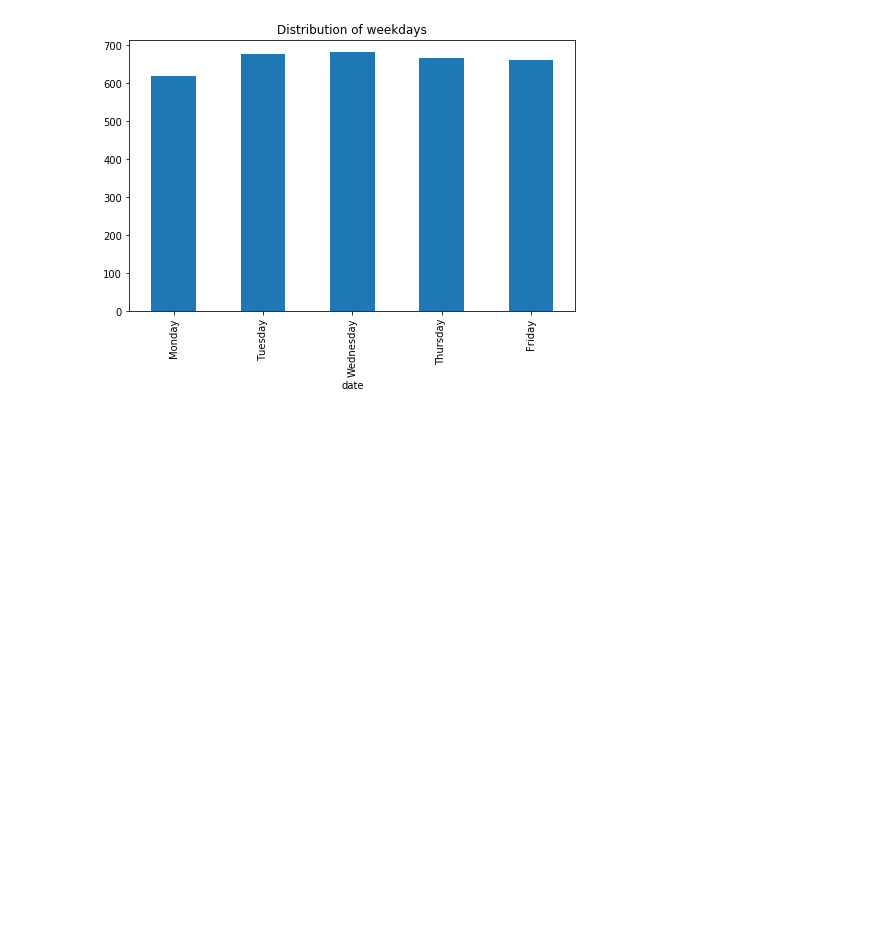
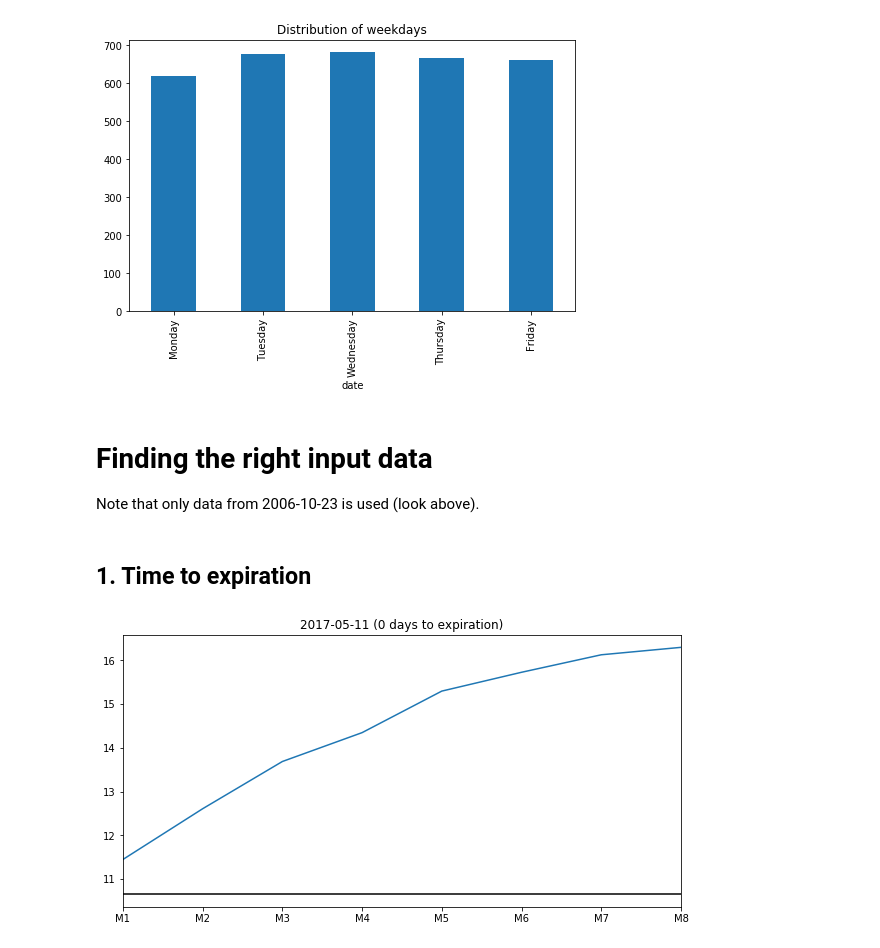
Before and after one commit to leyhline/vix-term-structure, a Jupyter notebook: overview.ipynb, the cells around one changed output. Saved outputs shown, nothing was run; the diff lists cells and outputs as text; code cells hidden in the pictures; blank space fills up the shorter version.

Commit message:
Calculates values and targets

```diff
--- a/overview.ipynb
+++ b/overview.ipynb
@@ -17,6 +18,8 @@ xm_symbols = pd.read_csv("data/8_m_symbols.csv", usecols=range(1,10), parse_date
 expiration_months = pd.read_csv("data/expiration.months.csv", header=0, usecols=range(1,13), dtype=np.float32)
 vix_index = pd.read_csv("data/vix.csv", parse_dates=[0], header=0, index_col=0, na_values="null",
                         dtype=np.float32)
+expirations = pd.read_csv("data/expirations.csv", parse_dates=list(range(0,9)), usecols=range(1,10),
+                                header=0, index_col=0)
 # %% [markdown]
 ## Plot all the term structures in some large range
 Helpful to get a general feeling.
@@ -228,3 +231,28 @@ plt.title("Distribution of weekdays")
 plt.show()
 # %% [output]
 [figure]
+# %% [markdown]
+# Finding the right input data
+
+Note that only data from 2006-10-23 is used (look above).
+# %%
+expirations = expirations.loc["2006-10-23":]
+xm_settle = xm_settle.loc["2006-10-23":]
+assert expirations.shape == xm_settle.shape
+# %% [markdown]
+## 1. Time to expiration
+# %%
+expirations_v1 = expirations["V1"]
+# %%
+until_expiration = pd.Series(expirations_v1.values - expirations_v1.index.values)
+assert len(until_expiration) == len(expirations)
+until_expiration.index = expirations.index
+until_expiration.name = "Expiration"
+# %%
+xm_settle.iloc[-1].plot(figsize=(10,5))
+plt.axhline(vix[-1], color="black")
+date = xm_settle.iloc[-1].name
+plt.title("{} ({} days to expiration)".format(date.date(), until_expiration.loc[date].days))
+plt.show()
+# %% [output]
+[figure, added]
```
Also changed, not shown: parts of 9 cells of this notebook.
